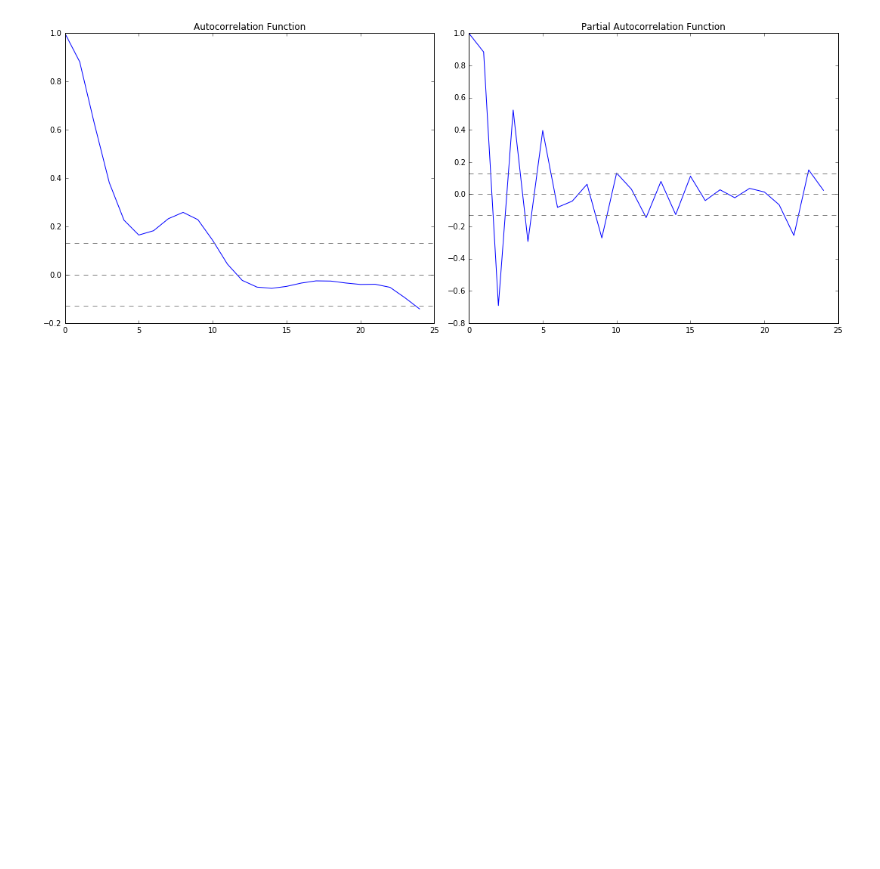
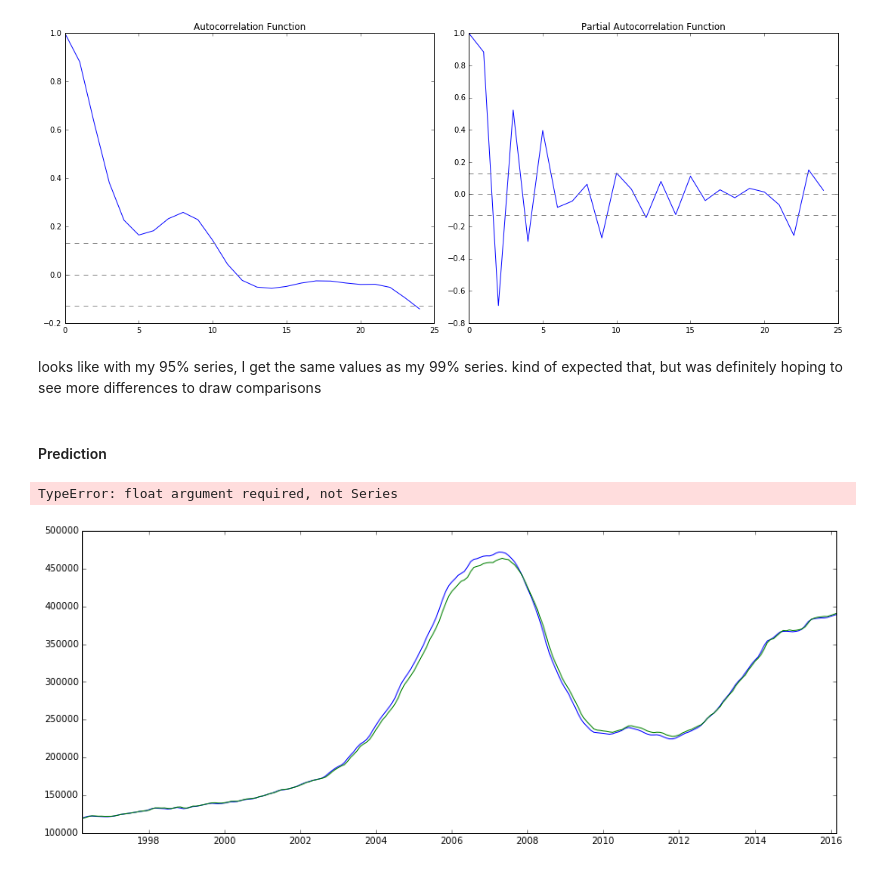
Before and after one commit to gnitnuj/RandomRealEstateExplorations, a Jupyter notebook: The Notebook.ipynb, the cells around one changed output. Drawn from its saved outputs; the diff is of its cells as text; code cells hidden in the pictures; blank space fills up the shorter version.

```diff
--- a/The Notebook.ipynb
+++ b/The Notebook.ipynb
@@ -642,0 +640,16 @@ plt.tight_layout()
+# %% [markdown]
+looks like with my 95% series, I get the same values as my 99% series. kind of expected that, but was definitely hoping to see more differences to draw comparisons
+# %% [markdown]
+#### Prediction
+# %%
+diff = pd.Series(results_ARIMA.fittedvalues, copy=True)
+diff_cs = diff.cumsum()
+predictions_log = pd.Series(ts_data_2_log.ix[0], index=ts_data_2_log.index)
+predictions_log = predictions_log.add(diff_cs,fill_value=0)
+predictions_ARIMA = np.exp(predictions_log)
+plt.plot(ts_data)
+plt.plot(predictions_ARIMA)
+plt.title('RMSE: %.4f'% np.sqrt(sum((predictions_ARIMA-ts_data)**2)/len(ts_data)))
+# %% [output]
+TypeError: float argument required, not Series
+[figure, added]
```
Also changed, not shown: parts of 7 cells of this notebook.
